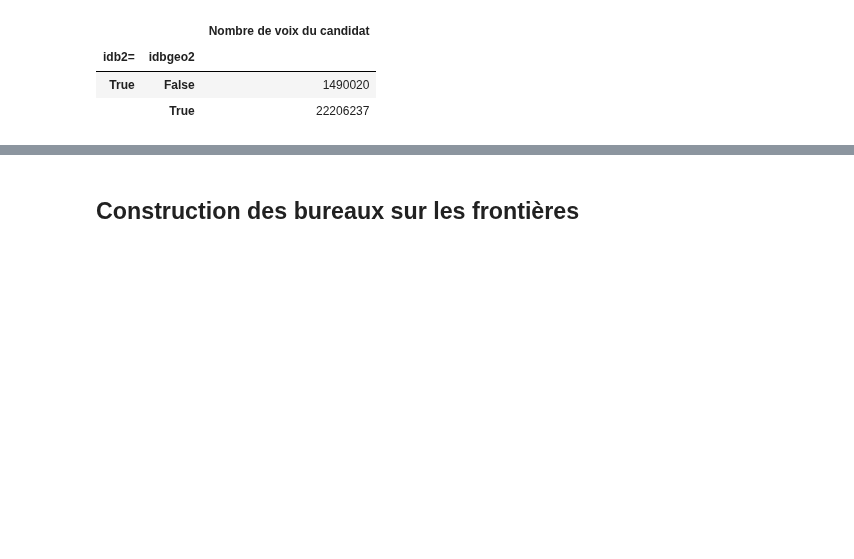
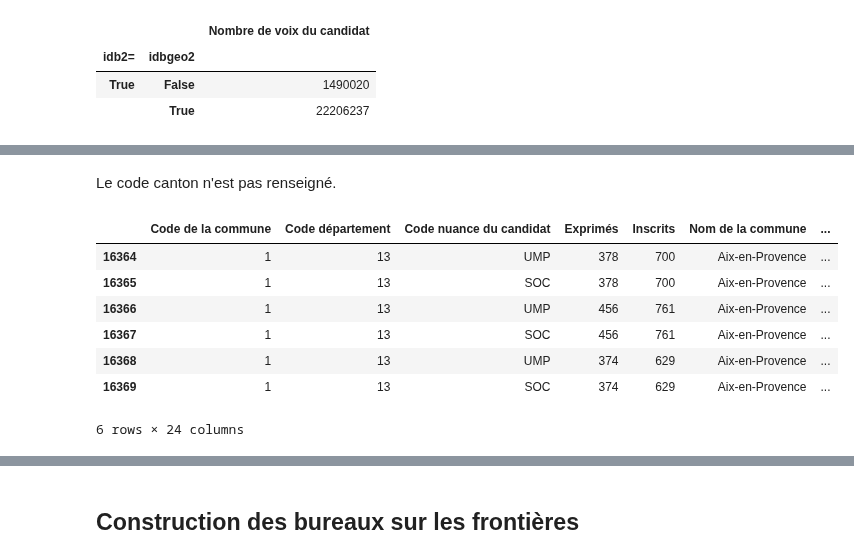
Before and after one commit to sdpython/actuariat_python, a Jupyter notebook: _doc/notebooks/population/election_carte_electorale_correction.ipynb, the cells around one changed output, grey strips where cells are left out. Cells and saved outputs as stored; diff of their text form; code cells hidden in the pictures; blank space fills up the shorter version.

```diff
--- a/_doc/notebooks/population/election_carte_electorale_correction.ipynb
+++ b/_doc/notebooks/population/election_carte_electorale_correction.ipynb
@@ -1183,0 +1200,13 @@ t1t2noz[["idb=", "idbgeo", "Nombre de voix du candidat"]].groupby(["idb=", "idbg
+# %% [markdown]
+Le code canton n'est pas renseigné.
+# %%
+t1t2noz[~t1t2noz.idbgeo2 & (t1t2noz["Nom de la commune"] == "Aix-en-Provence")].sort_values("idbureau")
+# %% [output]
+|  | Code de la commune | Code département | Code nuance du candidat | Exprimés | Inscrits | Nom de la commune | ... |
+| 16364 | 1 | 13 | UMP | 378 | 700 | Aix-en-Provence | ... |
+| 16365 | 1 | 13 | SOC | 378 | 700 | Aix-en-Provence | ... |
+| 16366 | 1 | 13 | UMP | 456 | 761 | Aix-en-Provence | ... |
+| 16367 | 1 | 13 | SOC | 456 | 761 | Aix-en-Provence | ... |
+| 16368 | 1 | 13 | UMP | 374 | 629 | Aix-en-Provence | ... |
+| 16369 | 1 | 13 | SOC | 374 | 629 | Aix-en-Provence | ... |
+6 rows × 24 columns
```
Also changed, not shown: parts of 55 cells of this notebook.
